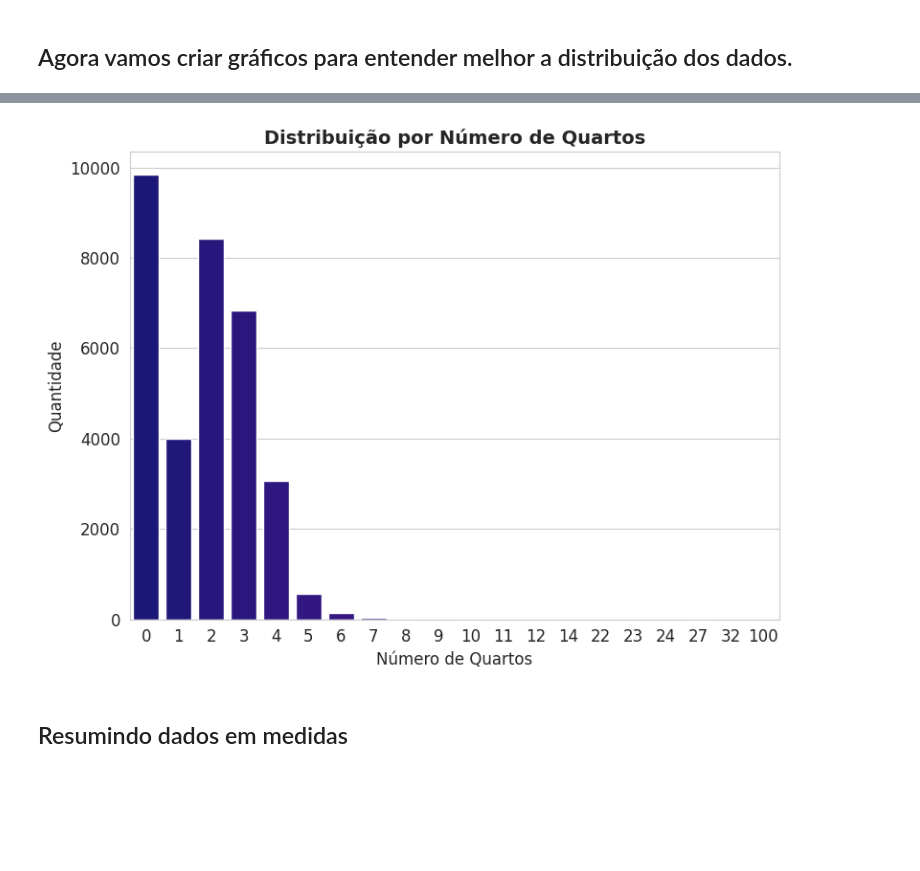
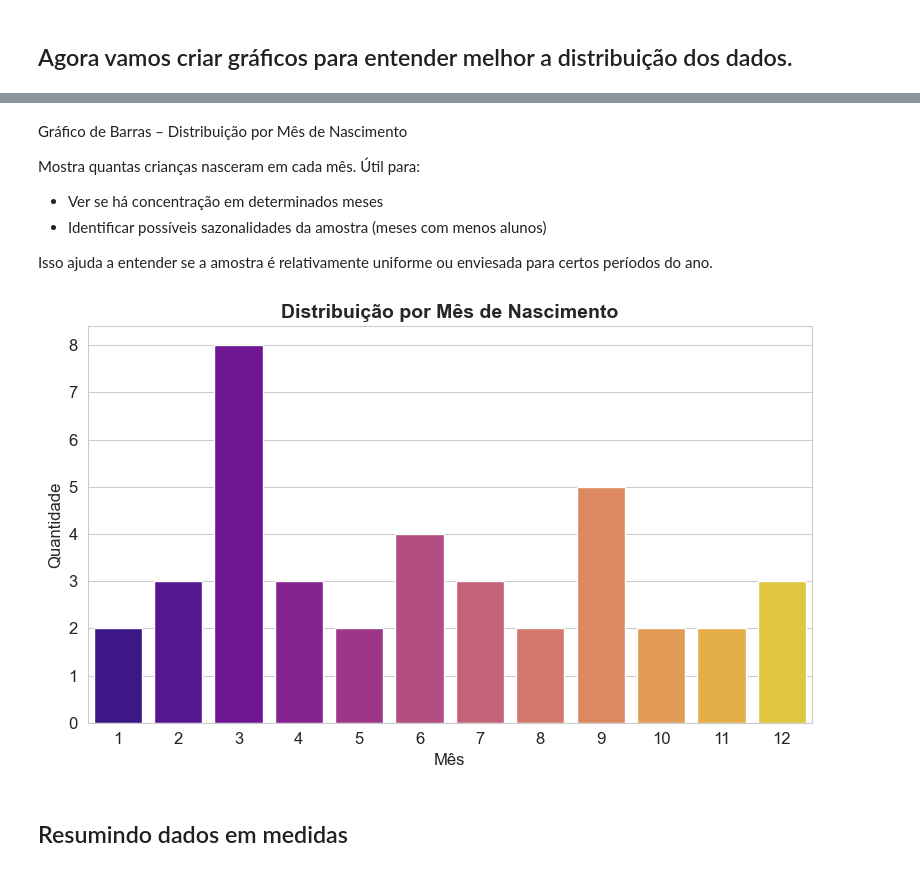
Before and after one commit to lucasmatnibezerra/Letramento-Digital-Analise-De-Dados, a Jupyter notebook: Análise_de_dados.ipynb, the cells around one changed output, grey strips where cells are left out. Cells and saved outputs as stored; diff of their text form; code cells hidden in the pictures; blank space fills up the shorter version.

```diff
--- a/Análise_de_dados.ipynb
+++ b/Análise_de_dados.ipynb
@@ -88,10 +91,11 @@ Configurações de visualização definidas!
 
 Agora vamos carregar os datasets que usaremos durante nossa análise.
 # %%
-# Carregando o dataset de casas
-casas = pd.read_csv('https://raw.githubusercontent.com/alura-cursos/pandas-conhecendo-a-biblioteca/main/base-de-dados/aluguel.csv', sep=';')
-
-print('Dataset de casas carregado!')
+# Carregando o dataset kidsfeet (sem pré-processamento) com nomes em português
+# Fonte local: kidsfeet.dat.txt
+colunas_kids = ["MesNascimento", "AnoNascimento", "Comprimento", "Largura", "Sexo", "Pe", "DominanciaMao"]
+casas = pd.read_csv('kidsfeet.dat.txt', sep=r'\s+', header=None, names=colunas_kids)
+print('Dataset kidsfeet carregado!')
 print(f'Total de registros: {len(casas)}')
 print(f'Colunas disponíveis: {list(casas.columns)}')
 # %% [output]
@@ -313,18 +298,26 @@ Este gráfico conta quantos imóveis temos para cada número de quartos (1 quart
+# %% [markdown]
+Gráfico de Barras – Distribuição por Mês de Nascimento
+
+Mostra quantas crianças nasceram em cada mês. Útil para:
+- Ver se há concentração em determinados meses
+- Identificar possíveis sazonalidades da amostra (meses com menos alunos)
+
+Isso ajuda a entender se a amostra é relativamente uniforme ou enviesada para certos períodos do ano.
 # %%
-# Gráfico de barras: distribuição por quartos
-plt.figure(figsize=(8, 6))
+# Gráfico de barras: distribuição por mês de nascimento (MesNascimento)
+import matplotlib.pyplot as plt
+import seaborn as sns
 
-quartos_counts = casas['Quartos'].value_counts().sort_index()
-sns.barplot(x=quartos_counts.index, y=quartos_counts.values, hue=quartos_counts.index,
-           palette='plasma', legend=False)
-plt.title('Distribuição por Número de Quartos', fontsize=14, fontweight='bold')
-plt.xlabel('Número de Quartos', fontsize=12)
-plt.ylabel('Quantidade', fontsize=12)
-
+plt.figure(figsize=(8, 5))
+month_counts = casas['MesNascimento'].value_counts().sort_index()
+sns.barplot(x=month_counts.index, y=month_counts.values, palette='plasma')
+plt.title('Distribuição por Mês de Nascimento', fontsize=14, fontweight='bold')
+plt.xlabel('Mês')
+plt.ylabel('Quantidade')
 plt.tight_layout()
 plt.show()
 # %% [output]
-[figure, old version]
+[figure, new version]
 # %% [markdown]
 ## Resumindo dados em medidas
 # %% [markdown]
```
Also changed, not shown: parts of 47 cells of this notebook, 1 other file.
